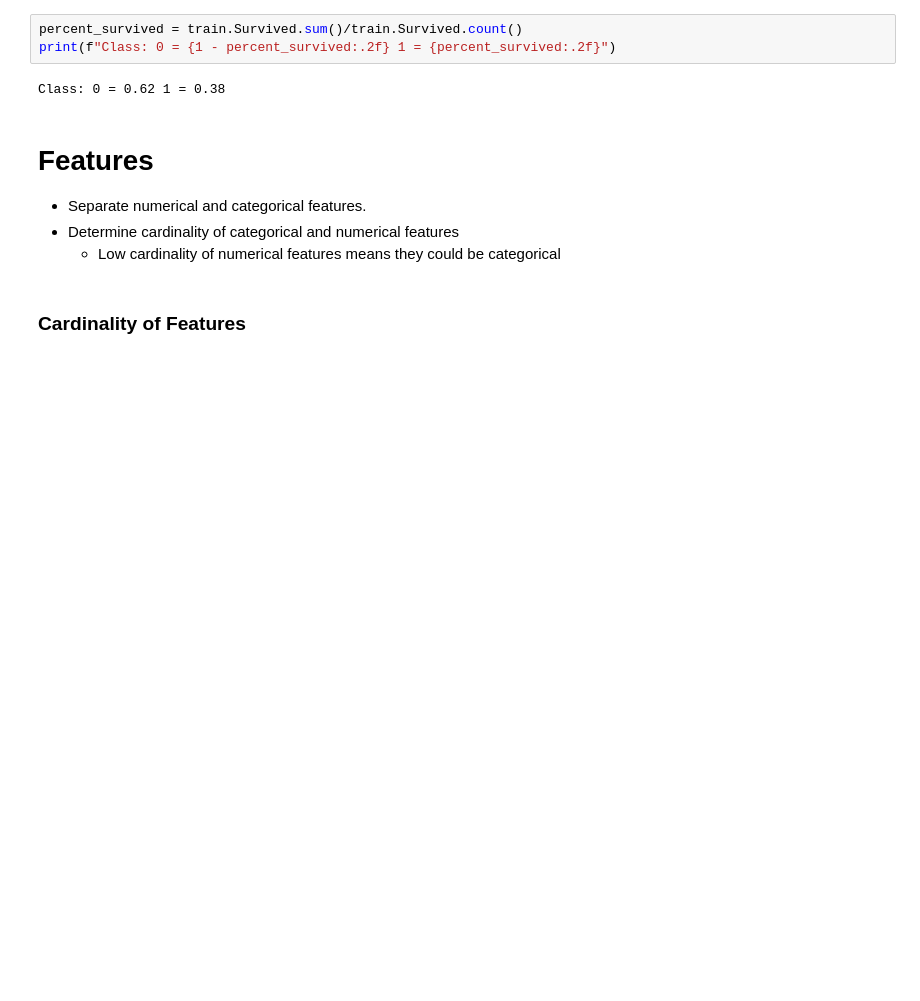
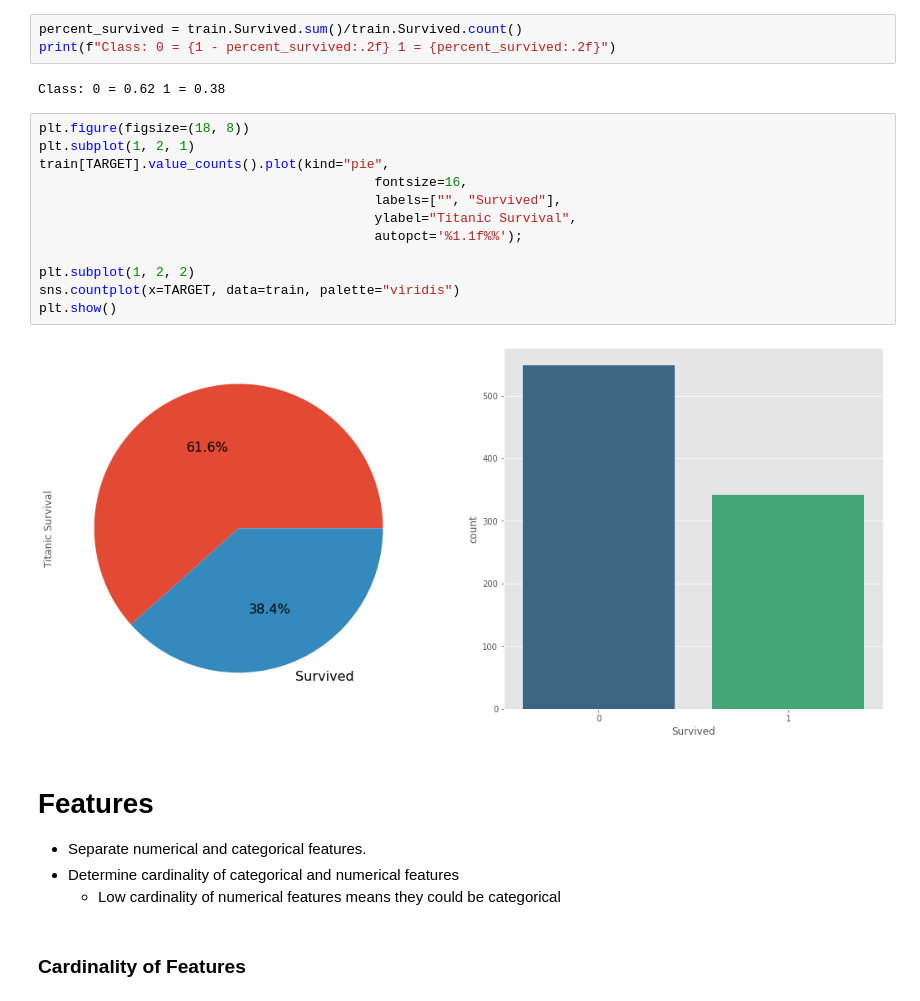
Before and after one commit to melling/ml-kaggle-titanic, a Jupyter notebook: titanic-eda01-biased-outliers.ipynb, the cells around one changed output. Drawn from its saved outputs; the diff is of its cells as text; blank space fills up the shorter version.

Commit message:
Kaggle Notebook | Titanic_EDA01_Biased_Outliers | Version 17

```diff
--- a/titanic-eda01-biased-outliers.ipynb
+++ b/titanic-eda01-biased-outliers.ipynb
@@ -448,6 +433,20 @@ percent_survived = train.Survived.sum()/train.Survived.count()
 print(f"Class: 0 = {1 - percent_survived:.2f} 1 = {percent_survived:.2f}")
 # %% [output]
 Class: 0 = 0.62 1 = 0.38
+# %%
+plt.figure(figsize=(18, 8))
+plt.subplot(1, 2, 1)
+train[TARGET].value_counts().plot(kind="pie",
+                                           fontsize=16,
+                                           labels=["", "Survived"],
+                                           ylabel="Titanic Survival",
+                                           autopct='%1.1f%%');
+
+plt.subplot(1, 2, 2)
+sns.countplot(x=TARGET, data=train, palette="viridis")
+plt.show()
+# %% [output]
+[figure, added]
 # %% [markdown]
 # Features
 
```
Also changed, not shown: parts of 8 cells of this notebook.
